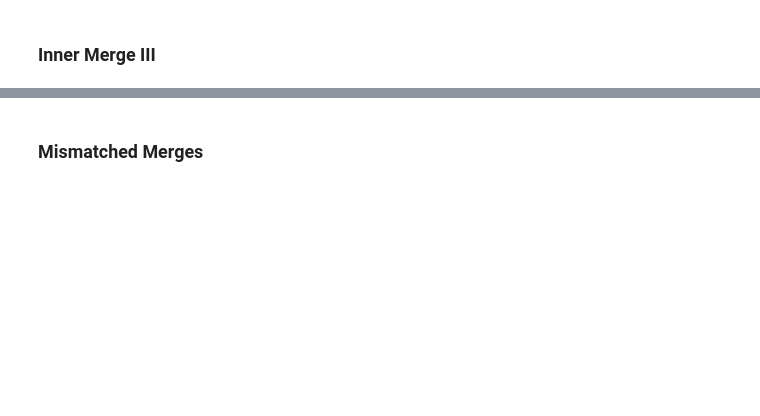
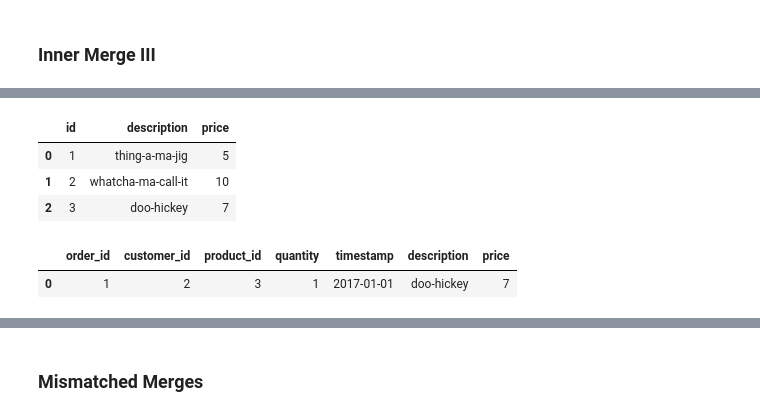
Before and after one commit to JonAbaroa/PANDAS, a Jupyter notebook: Codeacademy_3_Learn_Data_Analysis_with_Pandas.ipynb, the cells around one changed output, grey strips where cells are left out. Drawn from its saved outputs; the diff is of its cells as text; code cells hidden in the pictures; blank space fills up the shorter version.

```diff
--- a/Codeacademy_3_Learn_Data_Analysis_with_Pandas.ipynb
+++ b/Codeacademy_3_Learn_Data_Analysis_with_Pandas.ipynb
@@ -76,0 +161,14 @@ results = all_data[(all_data.revenue > all_data.target) & (all_data.women > all_
+# %%
+products2.head(3)
+# %% [output]
+|  | id | description | price |
+| 0 | 1 | thing-a-ma-jig | 5 |
+| 1 | 2 | whatcha-ma-call-it | 10 |
+| 2 | 3 | doo-hickey | 7 |
+# %%
+orders_products = pd.merge(orders2,products2.rename(columns={'id':'product_id'}))
+
+orders_products.head(1)
+# %% [output]
+|  | order_id | customer_id | product_id | quantity | timestamp | description | price |
+| 0 | 1 | 2 | 3 | 1 | 2017-01-01 | doo-hickey | 7 |
```
Also changed, not shown: parts of 44 cells of this notebook.
